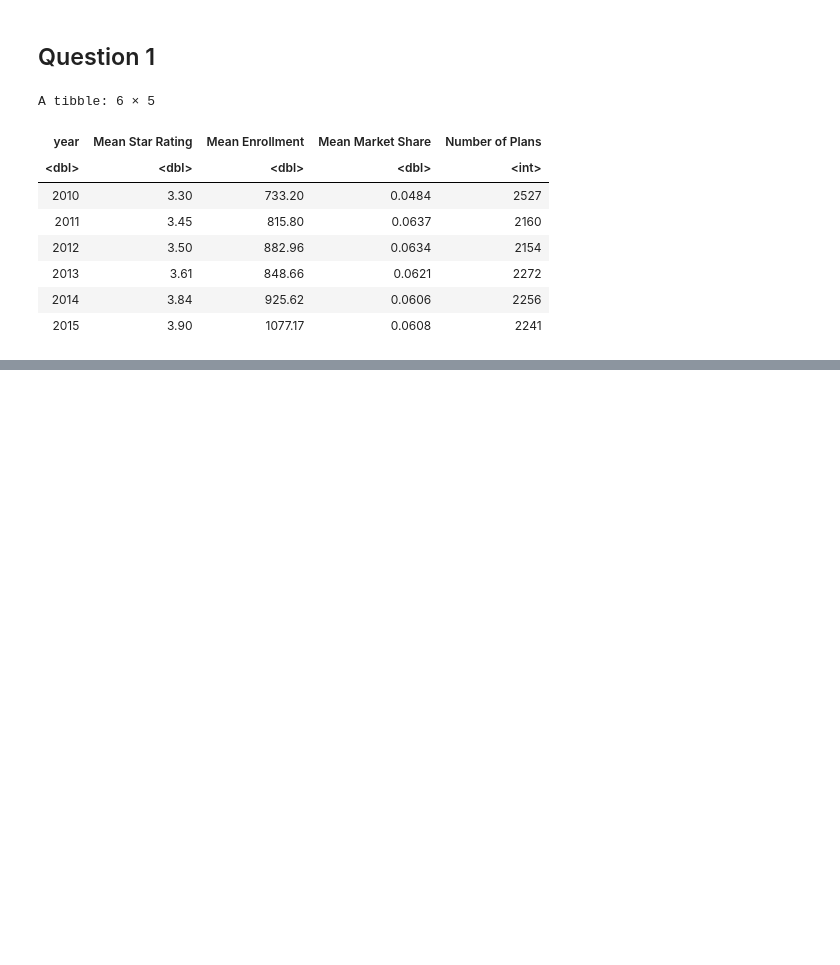
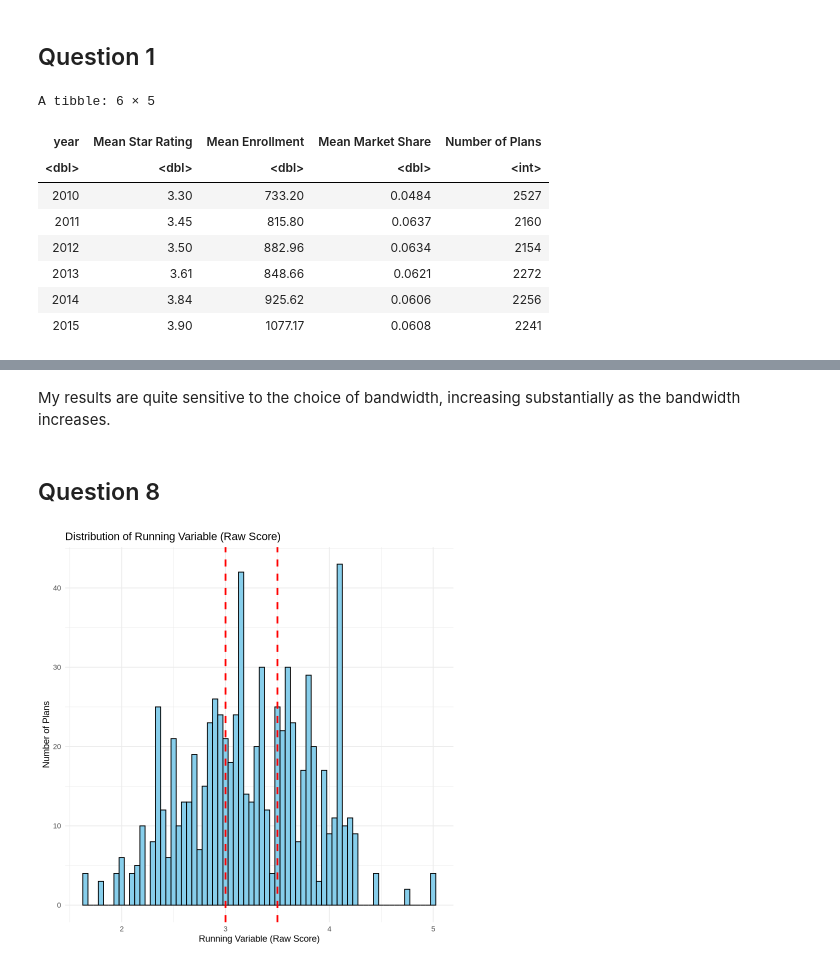
Before and after one commit to claireh481/hwk3, a Jupyter notebook: 3.1/3.1analysis.ipynb, the cells around one changed output, grey strips where cells are left out. Cells and saved outputs as stored; diff of their text form; code cells hidden in the pictures; blank space fills up the shorter version.

```diff
--- a/3.1/3.1analysis.ipynb
+++ b/3.1/3.1analysis.ipynb
@@ -82,0 +360,24 @@ A tibble: 6 × 5
+# %% [markdown]
+My results are quite sensitive to the choice of bandwidth, increasing substantially as the bandwidth increases.
+# %% [markdown]
+## Question 8
+# %%
+# Question 8
+
+ggplot(data_cleaned, aes(x = raw_score)) +
+  geom_histogram(binwidth = 0.05, color = "black", fill = "skyblue") +
+
+  geom_vline(xintercept = c(3.0, 3.5),
+             linetype = "dashed",
+             color = "red",
+             linewidth = 1) +
+
+  labs(
+    title = "Distribution of Running Variable (Raw Score)",
+    x = "Running Variable (Raw Score)",
+    y = "Number of Plans"
+  ) +
+
+  theme_minimal()
+# %% [output]
+[figure, added]
```
Also changed, not shown: parts of 21 cells of this notebook.
